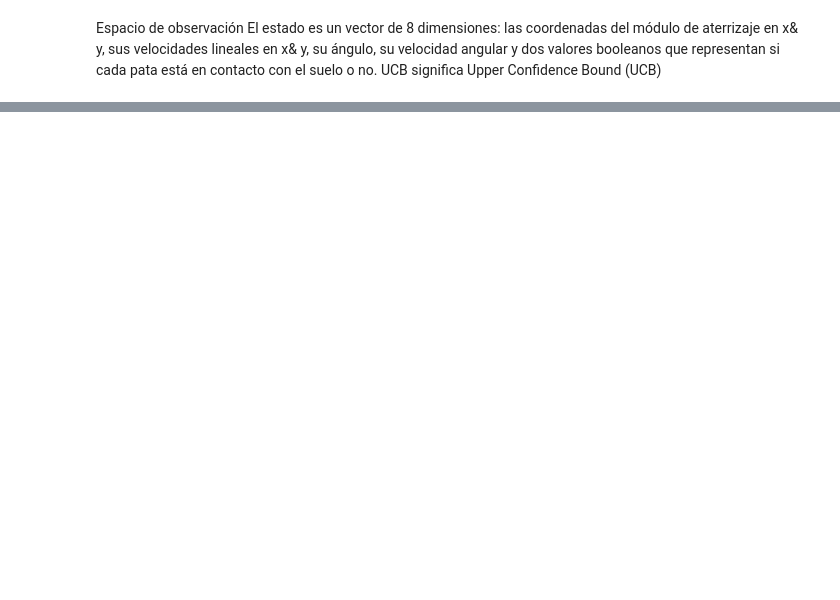
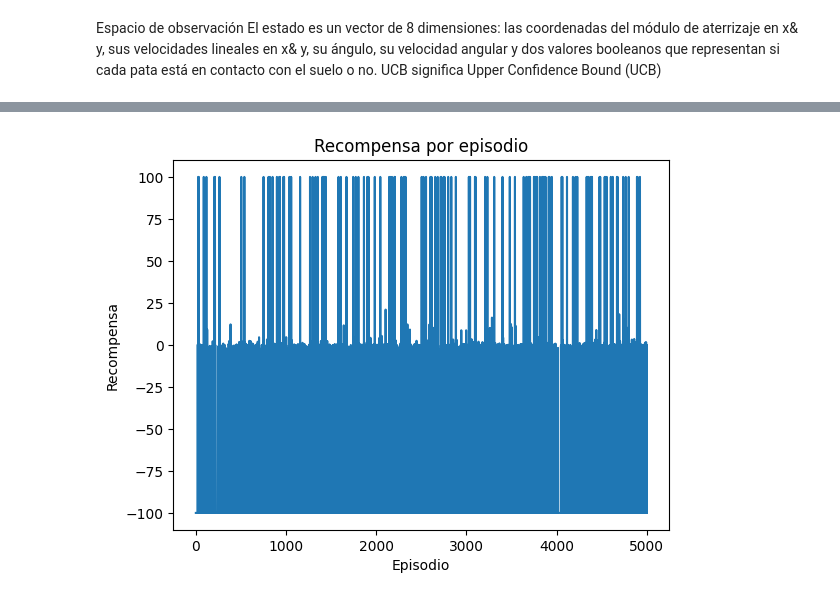
Before and after one commit to drArancibiaDelgado/sis420-, a Jupyter notebook: Laboratorios/Lab 7/UCB.ipynb, the cells around one changed output, grey strips where cells are left out. Cells and saved outputs as stored; diff of their text form; code cells hidden in the pictures; blank space fills up the shorter version.

```diff
--- a/Laboratorios/Lab 7/UCB.ipynb
+++ b/Laboratorios/Lab 7/UCB.ipynb
@@ -133,0 +109,5 @@ Episode 9, Reward -100, Terminated True, Truncated False
+# %%
+#que se ahce aqui? se entrena el modelo y se renderiza en cada episodio
+
+agente = Agente("LunarLander-v2", episodes=5000, render=False)
+agente.train(is_training=False, render=True)
@@ -133,0 +132,5 @@ Episode 9, Reward -100, Terminated True, Truncated False
+# %%
+#Se grafican los resultados
+agente.graficar()
+# %% [output]
+[figure, added]
```
Also changed, not shown: parts of 5 cells of this notebook, 6 other files.
